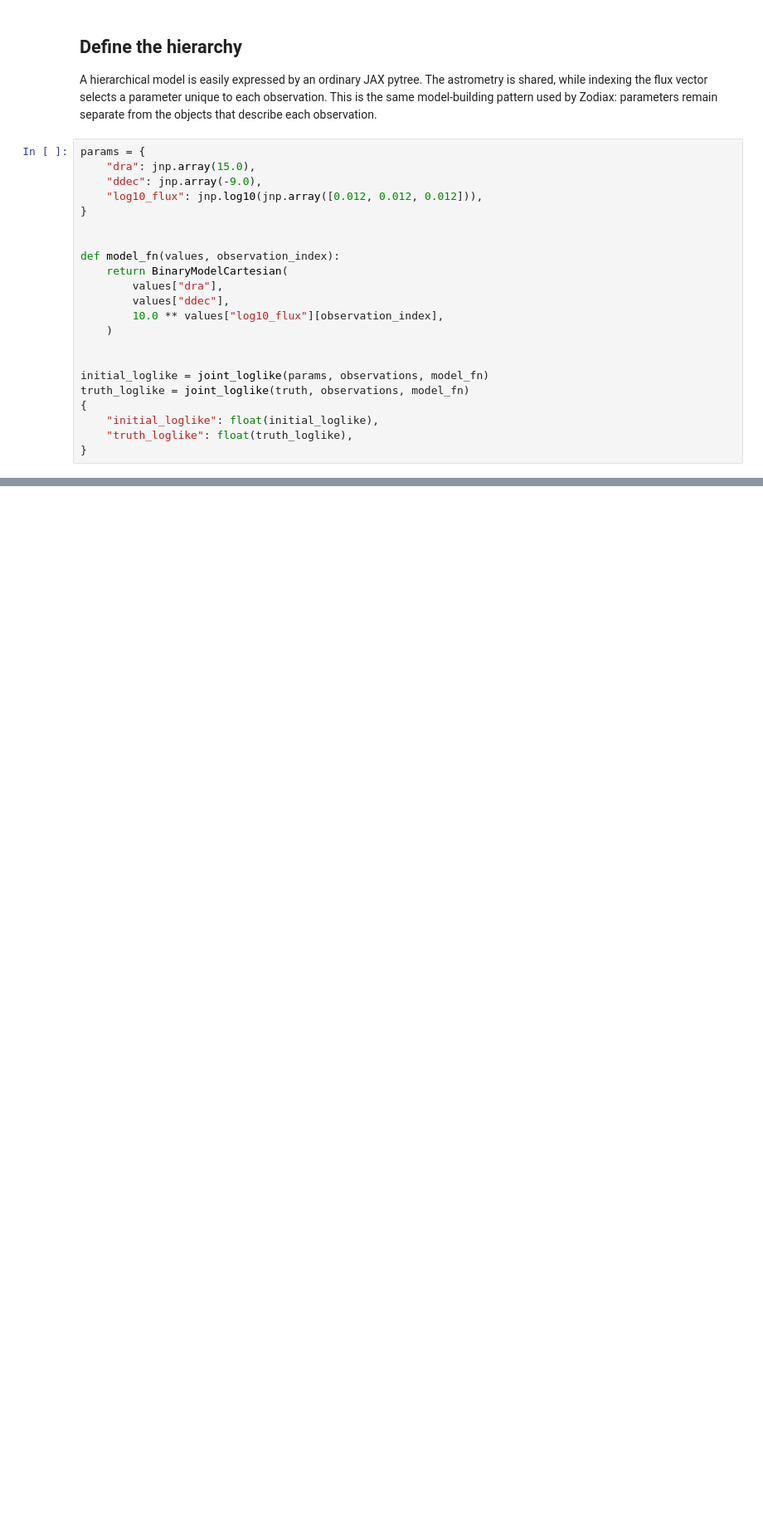
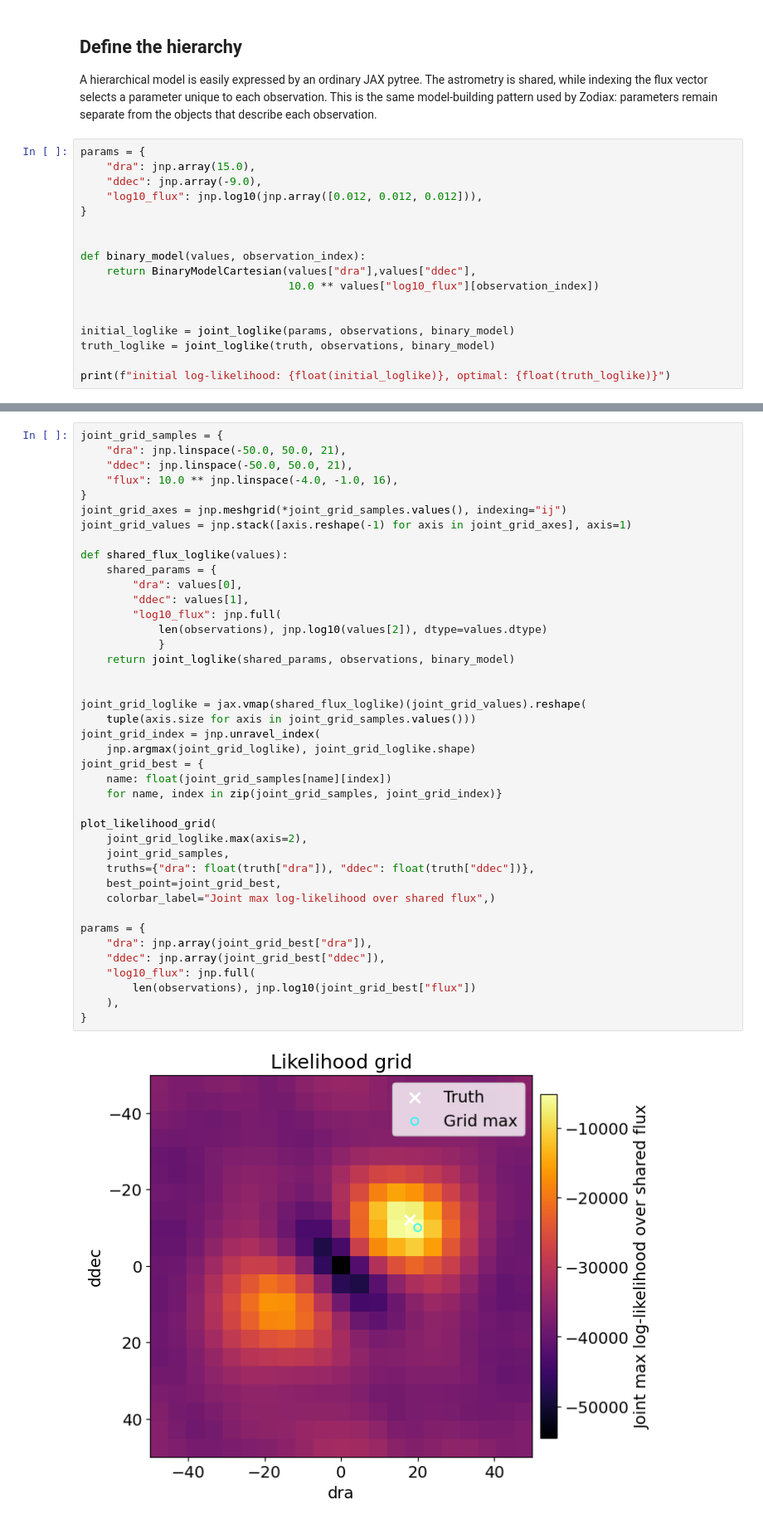
Before and after one commit to benjaminpope/drpangloss, a Jupyter notebook: notebooks/hierarchical_inference.ipynb, the cells around one changed output, grey strips where cells are left out. Shown at 83% size. Cells and saved outputs as stored; diff of their text form; blank space fills up the shorter version.

```diff
--- a/notebooks/hierarchical_inference.ipynb
+++ b/notebooks/hierarchical_inference.ipynb
@@ -83,18 +94,13 @@ params = {
 }
 
 
-def model_fn(values, observation_index):
-    return BinaryModelCartesian(
-        values["dra"],
-        values["ddec"],
-        10.0 ** values["log10_flux"][observation_index],
-    )
+def binary_model(values, observation_index):
+    return BinaryModelCartesian(values["dra"],values["ddec"],
+                                10.0 ** values["log10_flux"][observation_index])
 
 
-initial_loglike = joint_loglike(params, observations, model_fn)
-truth_loglike = joint_loglike(truth, observations, model_fn)
-{
-    "initial_loglike": float(initial_loglike),
-    "truth_loglike": float(truth_loglike),
-}
+initial_loglike = joint_loglike(params, observations, binary_model)
+truth_loglike = joint_loglike(truth, observations, binary_model)
+
+print(f"initial log-likelihood: {float(initial_loglike)}, optimal: {float(truth_loglike)}")
 # %% [output]
@@ -102,3 +112,46 @@ truth_loglike = joint_loglike(truth, observations, model_fn)
+# %%
+joint_grid_samples = {
+    "dra": jnp.linspace(-50.0, 50.0, 21),
+    "ddec": jnp.linspace(-50.0, 50.0, 21),
+    "flux": 10.0 ** jnp.linspace(-4.0, -1.0, 16),
+}
+joint_grid_axes = jnp.meshgrid(*joint_grid_samples.values(), indexing="ij")
+joint_grid_values = jnp.stack([axis.reshape(-1) for axis in joint_grid_axes], axis=1)
+
+def shared_flux_loglike(values):
+    shared_params = {
+        "dra": values[0],
+        "ddec": values[1],
+        "log10_flux": jnp.full(
+            len(observations), jnp.log10(values[2]), dtype=values.dtype)
+            }
+    return joint_loglike(shared_params, observations, binary_model)
+
+
+joint_grid_loglike = jax.vmap(shared_flux_loglike)(joint_grid_values).reshape(
+    tuple(axis.size for axis in joint_grid_samples.values()))
+joint_grid_index = jnp.unravel_index(
+    jnp.argmax(joint_grid_loglike), joint_grid_loglike.shape)
+joint_grid_best = {
+    name: float(joint_grid_samples[name][index])
+    for name, index in zip(joint_grid_samples, joint_grid_index)}
+
+plot_likelihood_grid(
+    joint_grid_loglike.max(axis=2),
+    joint_grid_samples,
+    truths={"dra": float(truth["dra"]), "ddec": float(truth["ddec"])},
+    best_point=joint_grid_best,
+    colorbar_label="Joint max log-likelihood over shared flux",)
+
+params = {
+    "dra": jnp.array(joint_grid_best["dra"]),
+    "ddec": jnp.array(joint_grid_best["ddec"]),
+    "log10_flux": jnp.full(
+        len(observations), jnp.log10(joint_grid_best["flux"])
+    ),
+}
+# %% [output]
+[figure, added]
 # %% [markdown]
 ## Preconditioning before Inference
 
```
Also changed, not shown: parts of 12 cells of this notebook, 28 other files.
